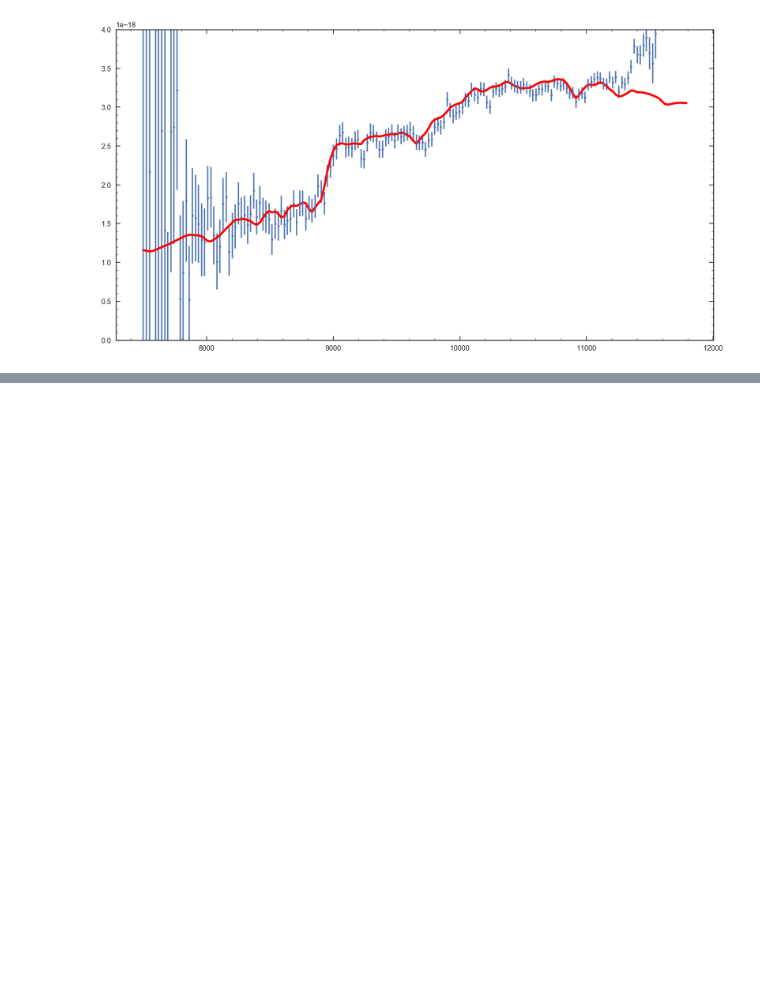
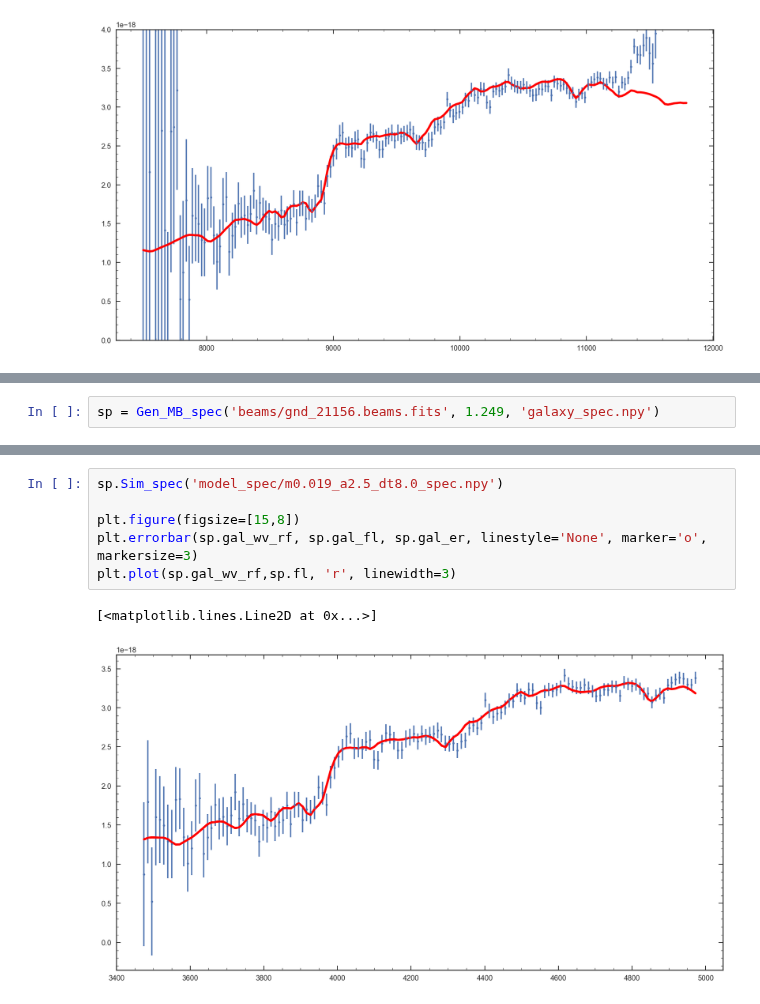
Before and after one commit to ivastar/clear, a Jupyter notebook: notebooks/forward_modeling/Foward_model.ipynb, the cells around one changed output, grey strips where cells are left out. Cells and saved outputs as stored; diff of their text form; blank space fills up the shorter version.

```diff
--- a/notebooks/forward_modeling/Foward_model.ipynb
+++ b/notebooks/forward_modeling/Foward_model.ipynb
@@ -147,0 +248,2 @@ for i in range(len(beams)):
+# %%
+sp = Gen_MB_spec('beams/gnd_21156.beams.fits', 1.249, 'galaxy_spec.npy')
@@ -147,0 +277,9 @@ for i in range(len(beams)):
+# %%
+sp.Sim_spec('model_spec/m0.019_a2.5_dt8.0_spec.npy')
+
+plt.figure(figsize=[15,8])
+plt.errorbar(sp.gal_wv_rf, sp.gal_fl, sp.gal_er, linestyle='None', marker='o', markersize=3)
+plt.plot(sp.gal_wv_rf,sp.fl, 'r', linewidth=3)
+# %% [output]
+[<matplotlib.lines.Line2D at 0x...>]
+[figure, added]
```
Also changed, not shown: parts of 12 cells of this notebook, 2 other files.
